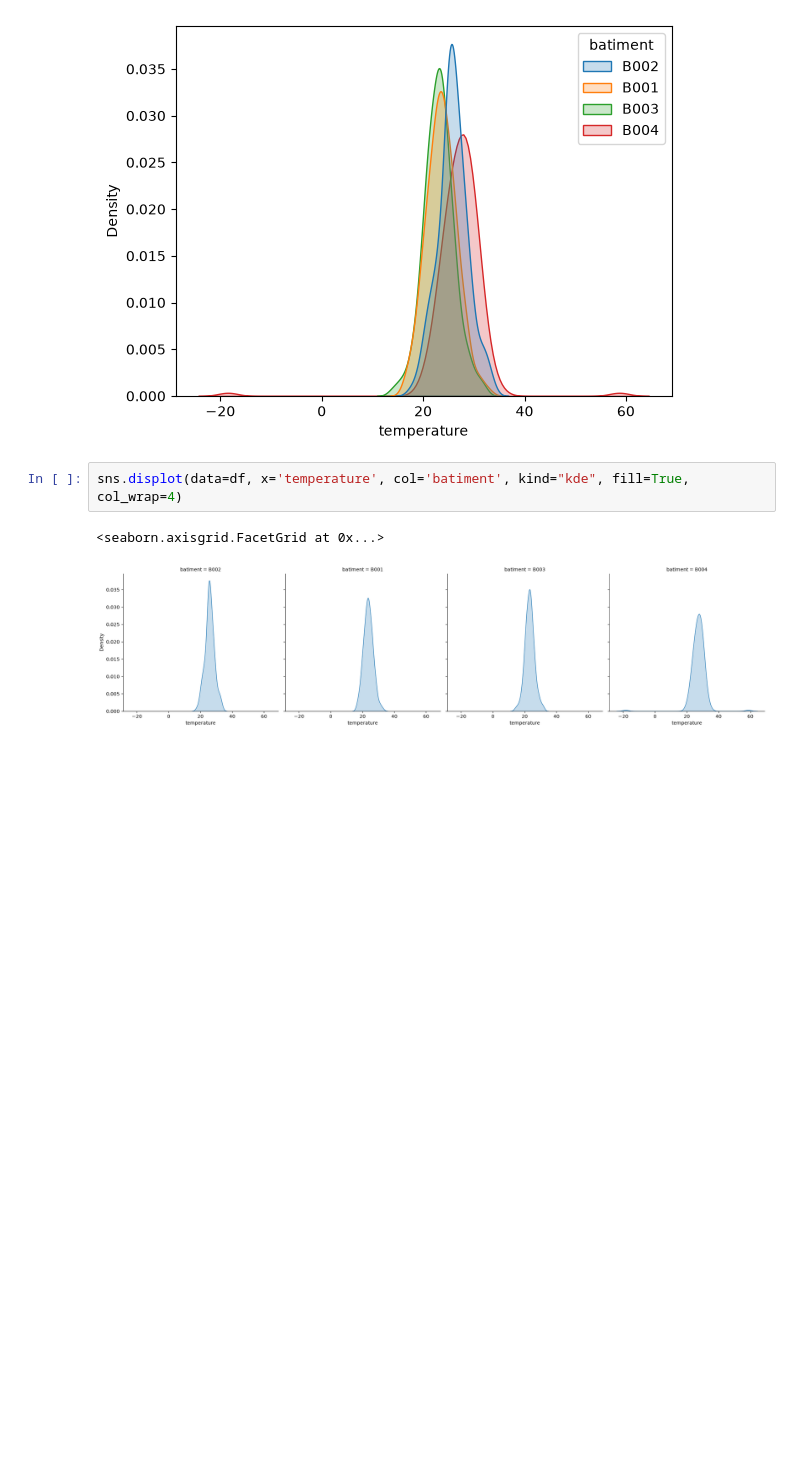
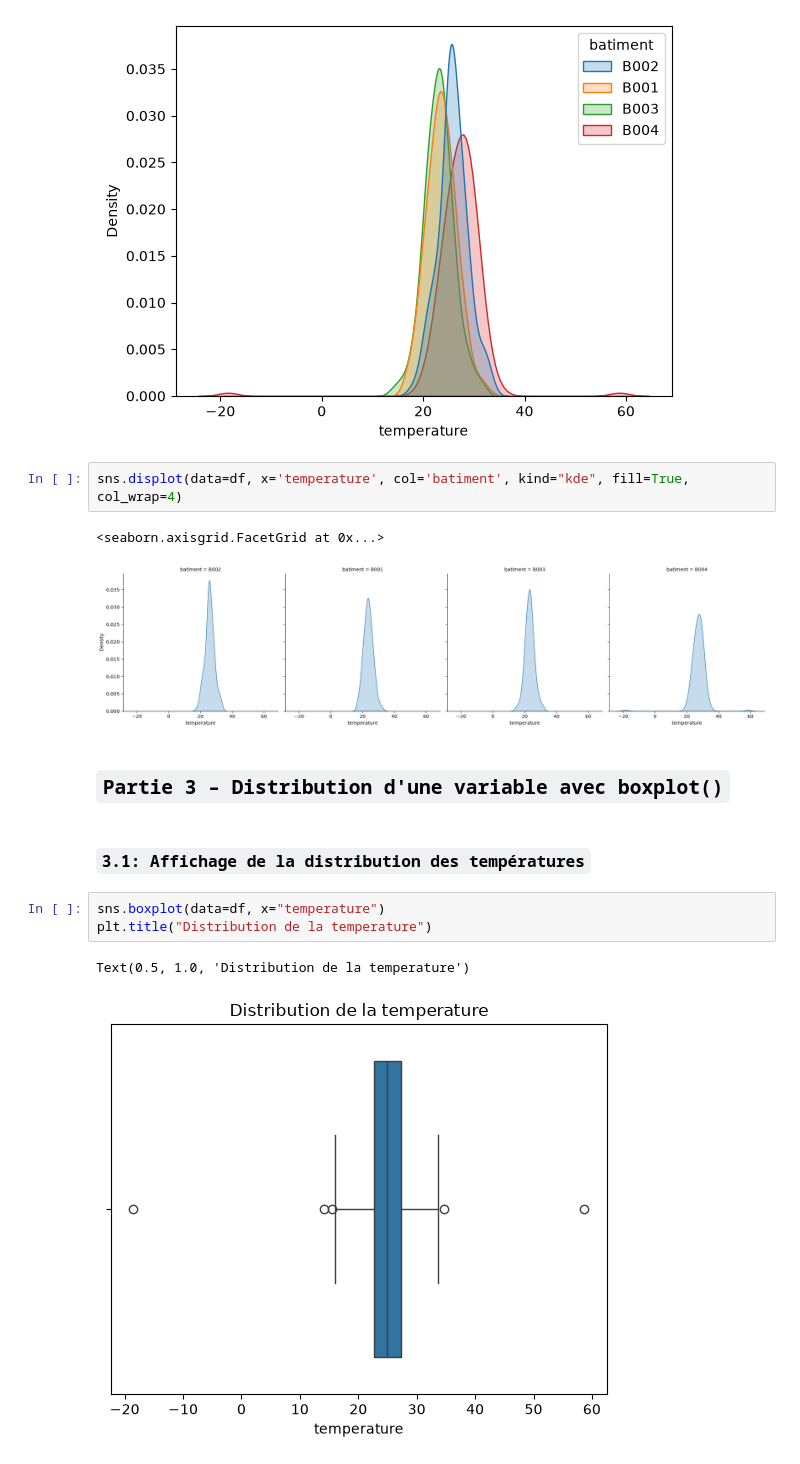
Before and after one commit to Alassanee/atelier_seaborn_iot, a Jupyter notebook: notebooks/atelier_seaborn_iot.ipynb, the cells around one changed output. Cells and saved outputs as stored; diff of their text form; blank space fills up the shorter version.

Commit message:
Partie 3 – Distribution d'une variable avec boxplot(): partie 1

```diff
--- a/notebooks/atelier_seaborn_iot.ipynb
+++ b/notebooks/atelier_seaborn_iot.ipynb
@@ -189,3 +189,13 @@ sns.displot(data=df, x='temperature', col='batiment', kind="kde", fill=True, col
 # %% [output]
 <seaborn.axisgrid.FacetGrid at 0x...>
 [figure]
+# %% [markdown]
+## `Partie 3 – Distribution d'une variable avec boxplot()`
+# %% [markdown]
+### `3.1: Affichage de la distribution des températures`
+# %%
+sns.boxplot(data=df, x="temperature")
+plt.title("Distribution de la temperature")
+# %% [output]
+Text(0.5, 1.0, 'Distribution de la temperature')
+[figure, added]
```
Also changed, not shown: parts of 3 cells of this notebook.
